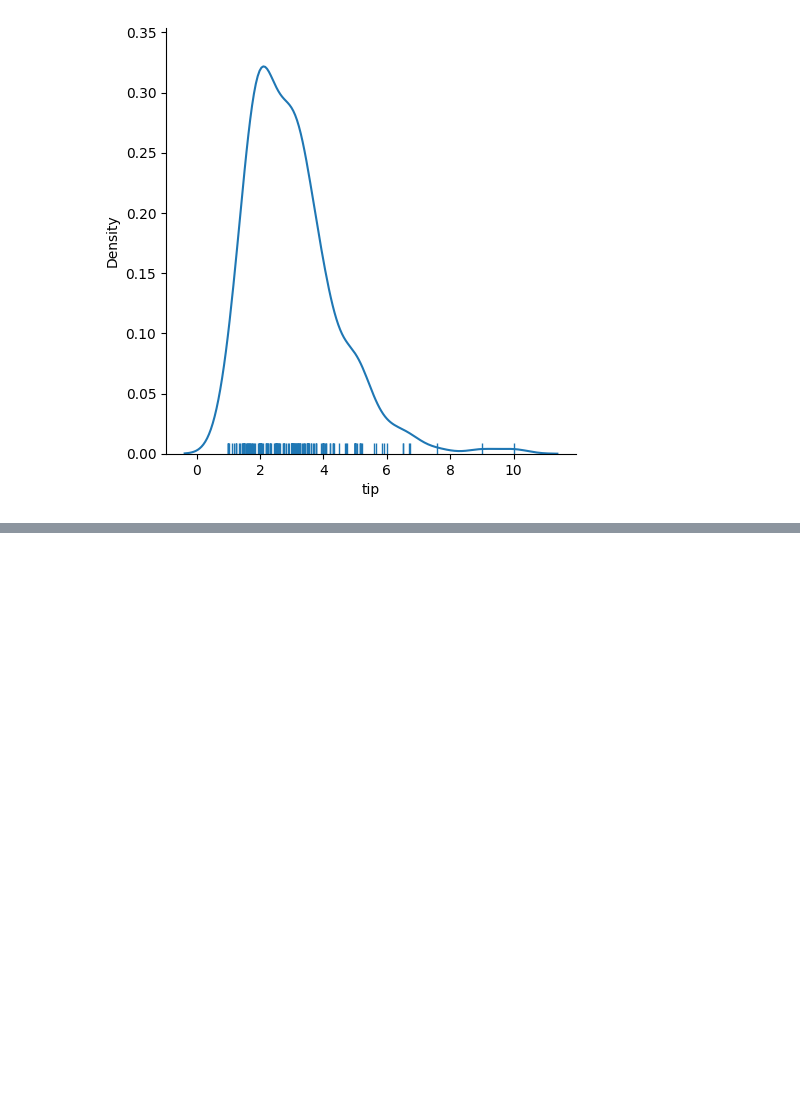
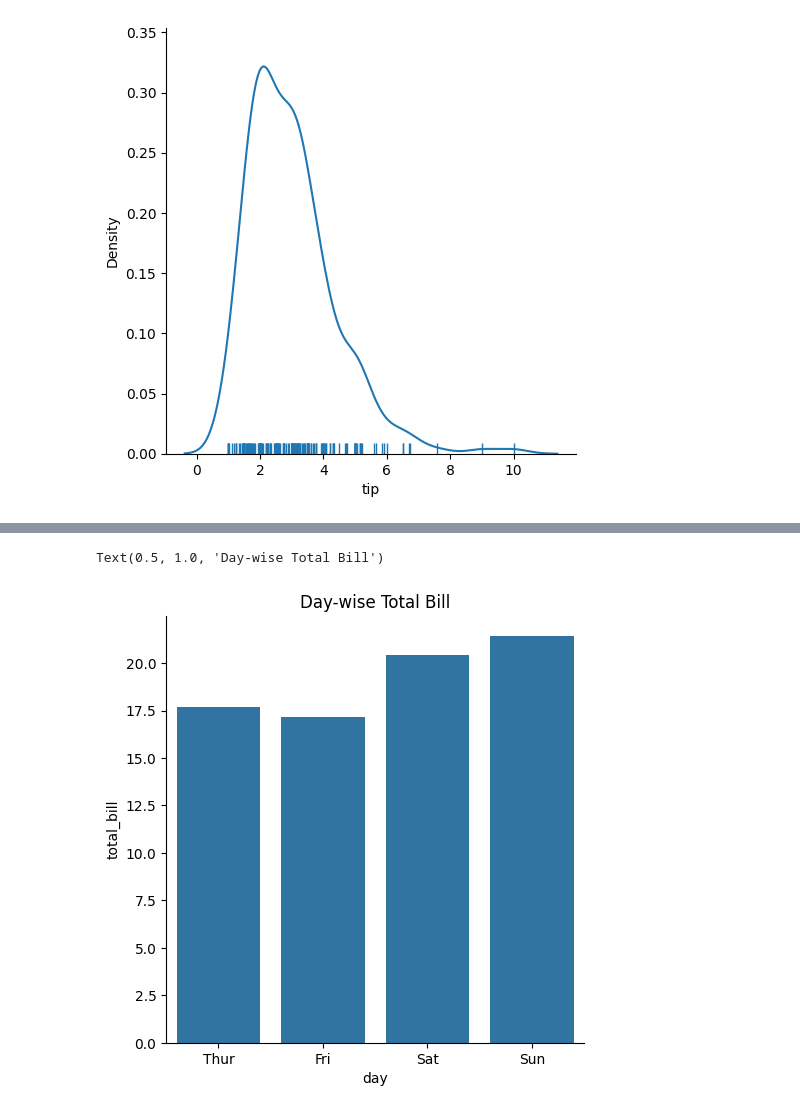
Before and after one commit to jedesai/Data-Visualization, a Jupyter notebook: Seaborn/vis.ipynb, the cells around one changed output, grey strips where cells are left out. Saved outputs shown, nothing was run; the diff lists cells and outputs as text; code cells hidden in the pictures; blank space fills up the shorter version.

```diff
--- a/Seaborn/vis.ipynb
+++ b/Seaborn/vis.ipynb
@@ -182,0 +214,7 @@ sns.displot(data=tips,x='tip',kind='kde',rug=True)
+# %%
+# Figure level function
+sns.catplot(data=tips,x='day',y='total_bill',kind='bar',errorbar=None)
+plt.title('Day-wise Total Bill')
+# %% [output]
+Text(0.5, 1.0, 'Day-wise Total Bill')
+[figure, added]
```
Also changed, not shown: parts of 32 cells of this notebook, 1 other file.
